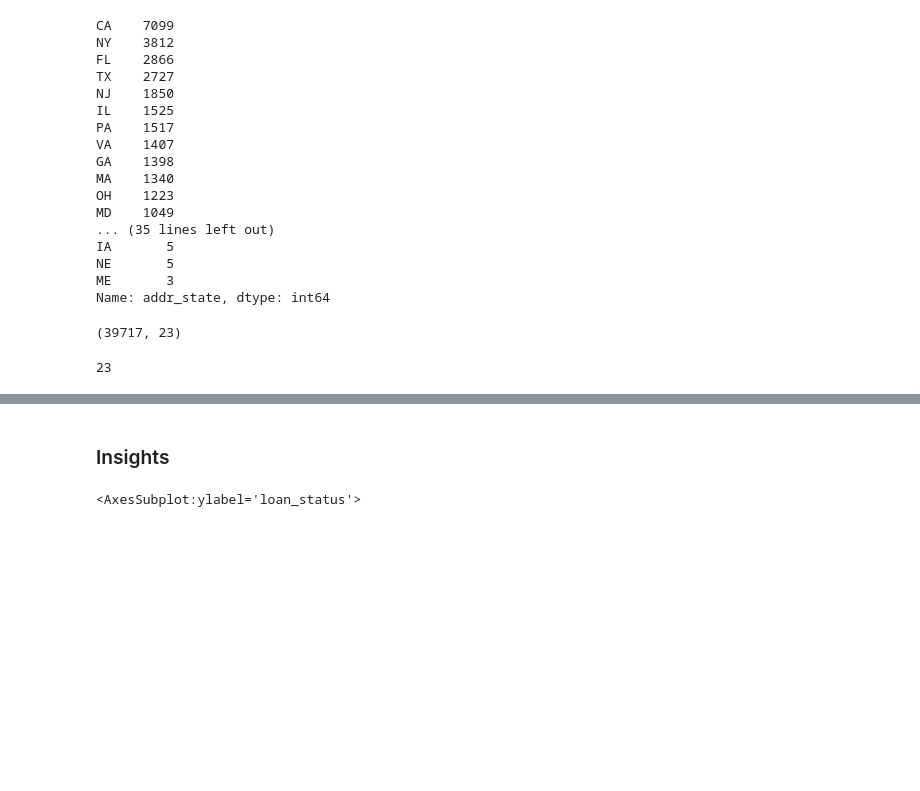
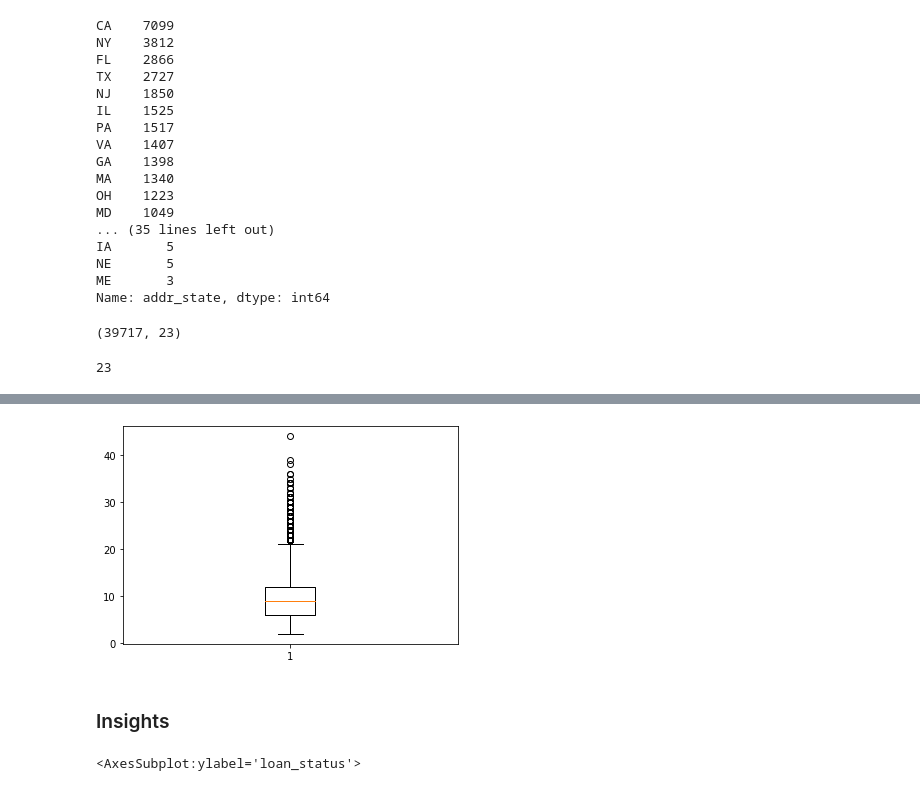
Before and after one commit to abhi-singh-123/Lending-club-case-study, a Jupyter notebook: Lending-Club-Case-Study.ipynb, the cells around one changed output, grey strips where cells are left out. Saved outputs shown, nothing was run; the diff lists cells and outputs as text; code cells hidden in the pictures; blank space fills up the shorter version.

```diff
--- a/Lending-Club-Case-Study.ipynb
+++ b/Lending-Club-Case-Study.ipynb
@@ -342,0 +425,5 @@ df_after_dropped_cols.shape[1]
+# %%
+plt.boxplot(data['open_acc'])
+plt.show()
+# %% [output]
+[figure, added]
```
Also changed, not shown: parts of 17 cells of this notebook.
